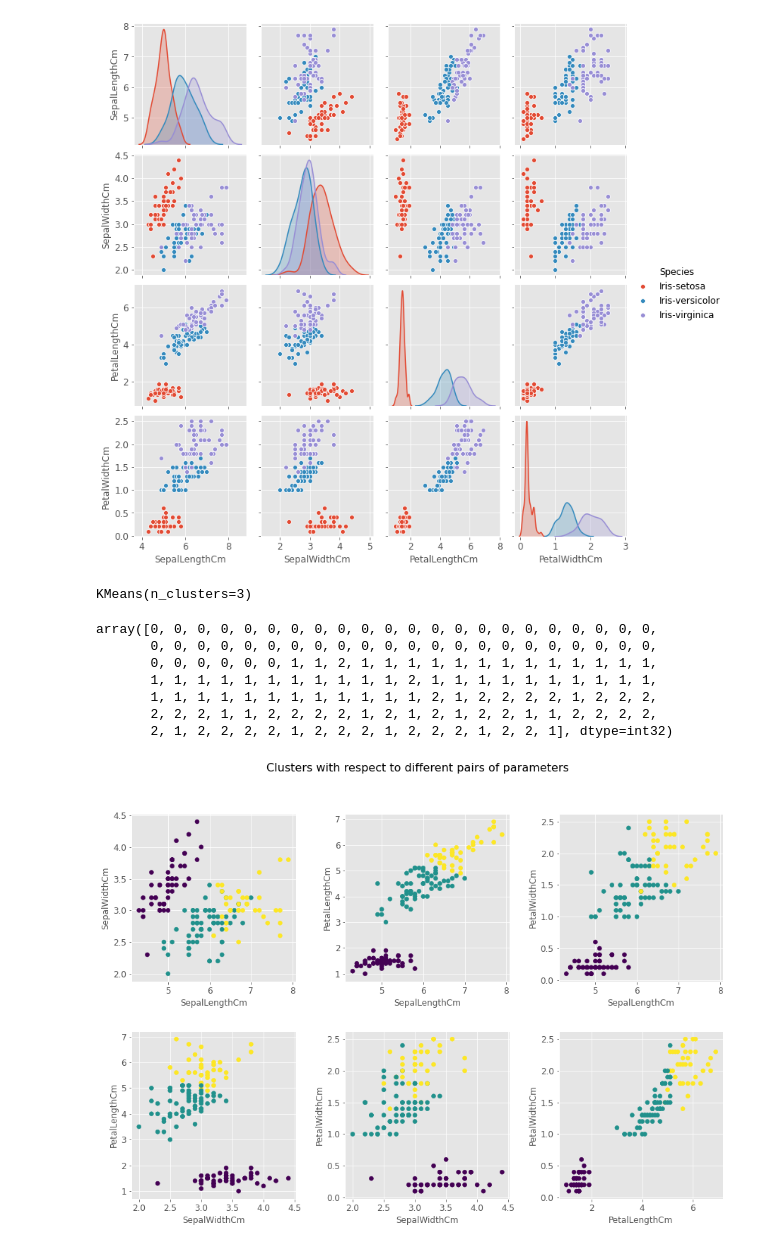
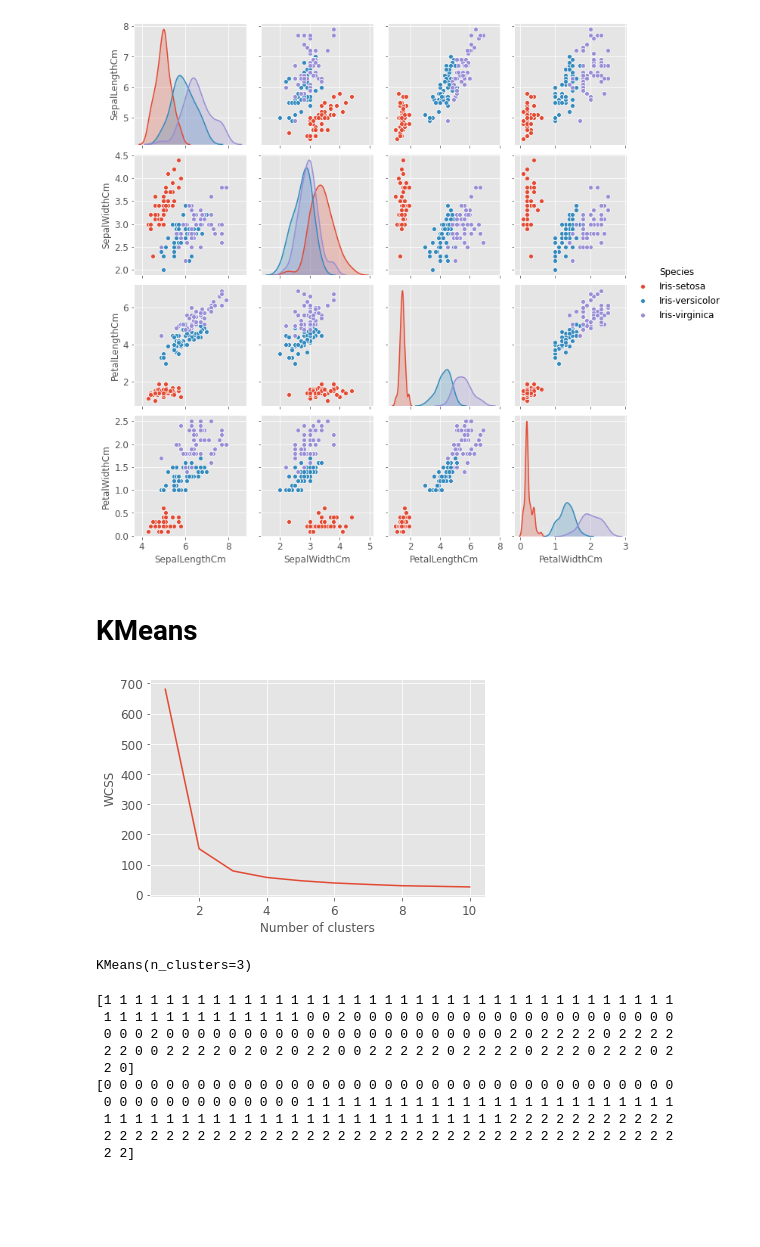
Before and after one commit to mohilpatel25/machine-learning, a Jupyter notebook: kmeans/kmeans_clustering.ipynb, the cells around one changed output. Drawn from its saved outputs; the diff is of its cells as text; code cells hidden in the pictures; blank space fills up the shorter version.

Commit message:
Changed kmeans_clustering

```diff
--- a/kmeans/kmeans_clustering.ipynb
+++ b/kmeans/kmeans_clustering.ipynb
@@ -92,2 +69,19 @@ y = data['Species']
+# %% [markdown]
+# KMeans
+# %%
+# elbow method to find number of clusters
+x = data[['SepalLengthCm', 'SepalWidthCm', 'PetalLengthCm', 'PetalWidthCm']]
+wcss = []   # Within-Cluster-Sum-of-Squares
+for i in range(1, 11):
+    kmeans = KMeans(n_clusters = i, random_state=0)
+    kmeans.fit(x)
+    wcss.append(kmeans.inertia_)
+
+plt.plot(range(1, 11), wcss)
+plt.xlabel('Number of clusters')
+plt.ylabel('WCSS')
+plt.show()
+# %% [output]
+[figure, added]
 # %%
 # define and fit model
@@ -98,45 +92,16 @@ KMeans(n_clusters=3)
 # %%
 # predictions and generate corresponding labels
 predictions = kmeans.predict(x)
-predictions
+print(predictions)
+print(y_true)
 # %% [output]
-array([0, 0, 0, 0, 0, 0, 0, 0, 0, 0, 0, 0, 0, 0, 0, 0, 0, 0, 0, 0, 0, 0,
-       0, 0, 0, 0, 0, 0, 0, 0, 0, 0, 0, 0, 0, 0, 0, 0, 0, 0, 0, 0, 0, 0,
-       0, 0, 0, 0, 0, 0, 1, 1, 2, 1, 1, 1, 1, 1, 1, 1, 1, 1, 1, 1, 1, 1,
-       1, 1, 1, 1, 1, 1, 1, 1, 1, 1, 1, 2, 1, 1, 1, 1, 1, 1, 1, 1, 1, 1,
-       1, 1, 1, 1, 1, 1, 1, 1, 1, 1, 1, 1, 2, 1, 2, 2, 2, 2, 1, 2, 2, 2,
-       2, 2, 2, 1, 1, 2, 2, 2, 2, 1, 2, 1, 2, 1, 2, 2, 1, 1, 2, 2, 2, 2,
-       2, 1, 2, 2, 2, 2, 1, 2, 2, 2, 1, 2, 2, 2, 1, 2, 2, 1], dtype=int32)
+[1 1 1 1 1 1 1 1 1 1 1 1 1 1 1 1 1 1 1 1 1 1 1 1 1 1 1 1 1 1 1 1 1 1 1 1 1
+ 1 1 1 1 1 1 1 1 1 1 1 1 1 0 0 2 0 0 0 0 0 0 0 0 0 0 0 0 0 0 0 0 0 0 0 0 0
+ 0 0 0 2 0 0 0 0 0 0 0 0 0 0 0 0 0 0 0 0 0 0 0 0 0 0 2 0 2 2 2 2 0 2 2 2 2
+ 2 2 0 0 2 2 2 2 0 2 0 2 0 2 2 0 0 2 2 2 2 2 0 2 2 2 2 0 2 2 2 0 2 2 2 0 2
+ 2 0]
+[0 0 0 0 0 0 0 0 0 0 0 0 0 0 0 0 0 0 0 0 0 0 0 0 0 0 0 0 0 0 0 0 0 0 0 0 0
+ 0 0 0 0 0 0 0 0 0 0 0 0 0 1 1 1 1 1 1 1 1 1 1 1 1 1 1 1 1 1 1 1 1 1 1 1 1
+ 1 1 1 1 1 1 1 1 1 1 1 1 1 1 1 1 1 1 1 1 1 1 1 1 1 1 2 2 2 2 2 2 2 2 2 2 2
+ 2 2 2 2 2 2 2 2 2 2 2 2 2 2 2 2 2 2 2 2 2 2 2 2 2 2 2 2 2 2 2 2 2 2 2 2 2
+ 2 2]
-# %%
-# visualize the clusters with respect to different pairs of parameters
-
-fig, ax = plt.subplots(2,3, figsize=(15,10))
-
-ax[0][0].scatter(x=data['SepalLengthCm'], y=data['SepalWidthCm'], c=predictions)
-ax[0][0].set_xlabel('SepalLengthCm')
-ax[0][0].set_ylabel('SepalWidthCm')
-
-ax[0][1].scatter(x=data['SepalLengthCm'], y=data['PetalLengthCm'], c=predictions)
-ax[0][1].set_xlabel('SepalLengthCm')
-ax[0][1].set_ylabel('PetalLengthCm')
-
-ax[0][2].scatter(x=data['SepalLengthCm'], y=data['PetalWidthCm'], c=predictions)
-ax[0][2].set_xlabel('SepalLengthCm')
-ax[0][2].set_ylabel('PetalWidthCm')
-
-ax[1][0].scatter(x=data['SepalWidthCm'], y=data['PetalLengthCm'], c=predictions)
-ax[1][0].set_xlabel('SepalWidthCm')
-ax[1][0].set_ylabel('PetalLengthCm')
-
-ax[1][1].scatter(x=data['SepalWidthCm'], y=data['PetalWidthCm'], c=predictions)
-ax[1][1].set_xlabel('SepalWidthCm')
-ax[1][1].set_ylabel('PetalWidthCm')
-
-ax[1][2].scatter(x=data['PetalLengthCm'], y=data['PetalWidthCm'], c=predictions)
-ax[1][2].set_xlabel('PetalLengthCm')
-ax[1][2].set_ylabel('PetalWidthCm')
-
-fig.suptitle('Clusters with respect to different pairs of parameters', fontsize=16)
-plt.subplots_adjust(wspace=0.3, hspace=0.3)
-# %% [output]
-[figure, removed]
```
Also changed, not shown: parts of 8 cells of this notebook, 1 other file.
